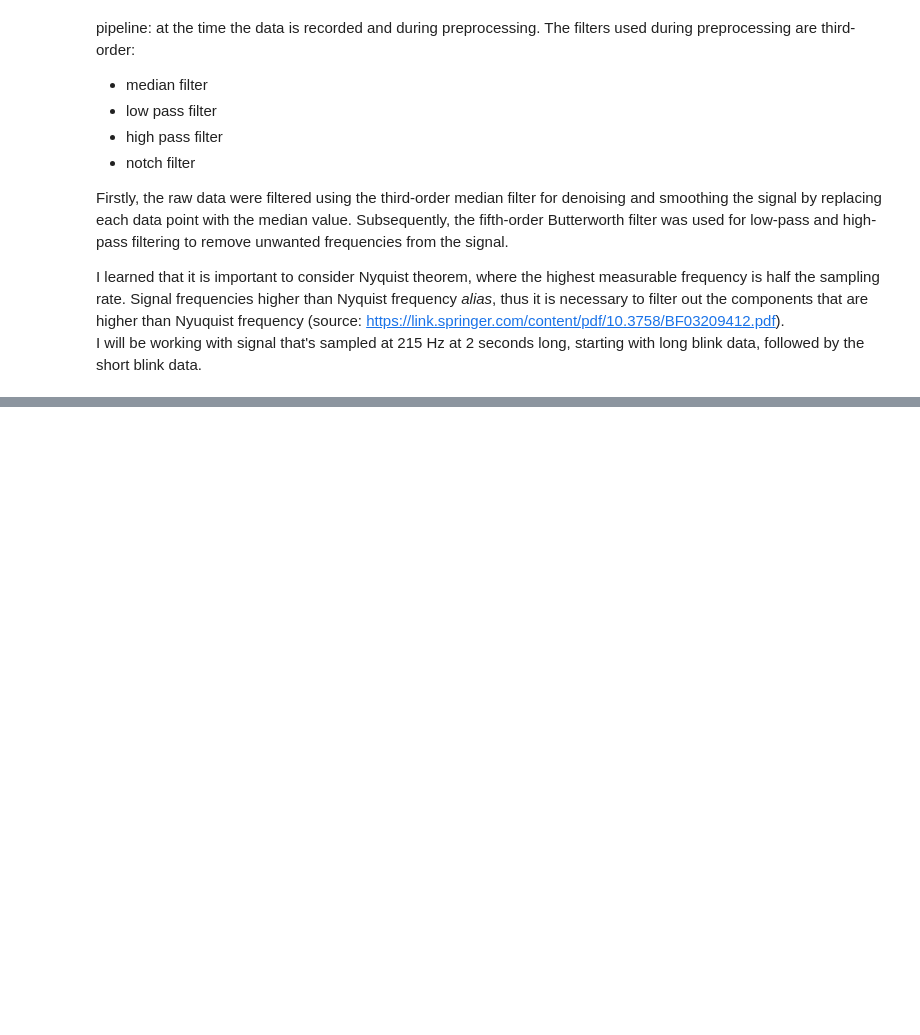
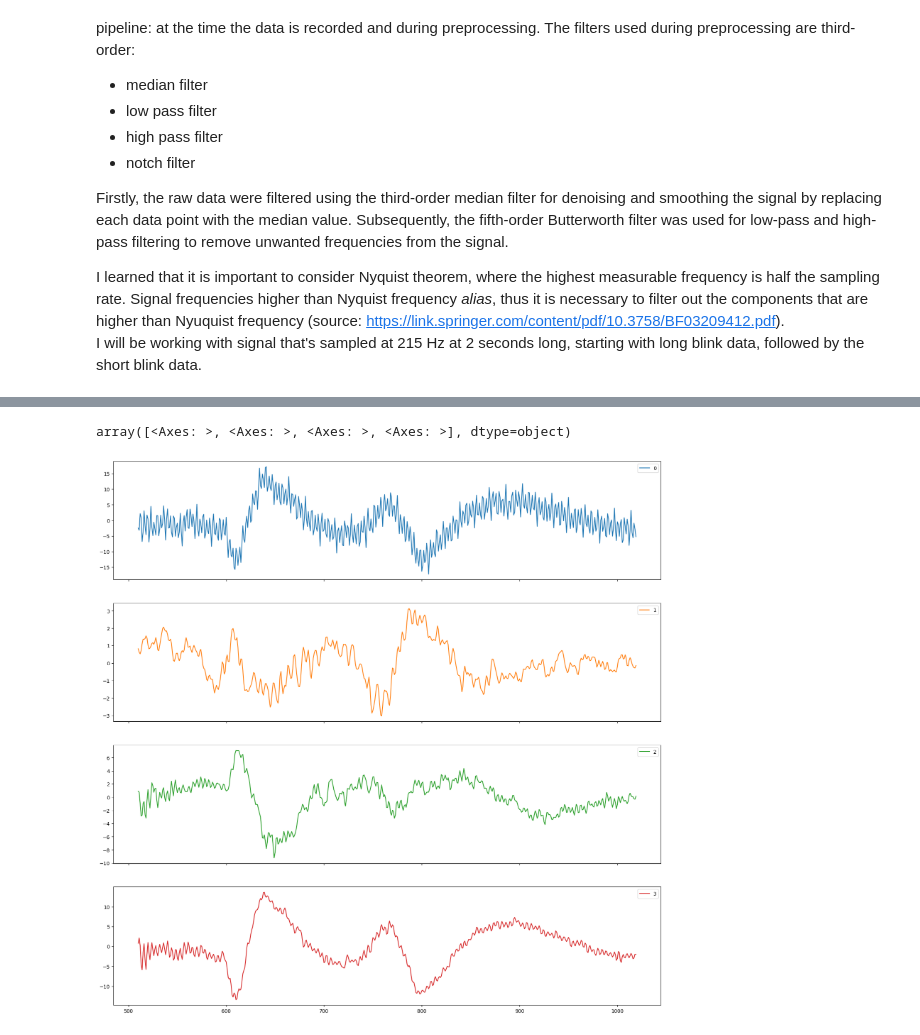
Before and after one commit to CharleneLimKH/EEG, a Jupyter notebook: eeg-1.ipynb, the cells around one changed output, grey strips where cells are left out. Cells and saved outputs as stored; diff of their text form; code cells hidden in the pictures; blank space fills up the shorter version.

```diff
--- a/eeg-1.ipynb
+++ b/eeg-1.ipynb
@@ -183,12 +186,8 @@ Text(0.5, 1.0, 'The first 510 points of Long Blink')
 # %%
 #apply the median filter function
-def median(signal):# input: numpy array 1D (one column)
-    array=np.array(signal)
+def median(data: pd.Series | np.ndarray) -> np.ndarray:# input: numpy array 1D (one column)
     #applying the median filter
-    med_filtered=sp.signal.medfilt(array, kernel_size=3) # applying the median filter order3(kernel_size=3)
-    return  med_filtered # return the med-filtered signal: numpy array 1D
-
-df1.iloc[:,0] = median(df1.iloc[:,0])
-df1.plot.line(subplots=True, figsize=(20, 20))
+    med_filtered= signal.medfilt(data, kernel_size=3) # applying the median filter order3(kernel_size=3)
+    return med_filtered # return the med-filtered signal: numpy array 1D
 # %%
 #apply notch filter at 50hz
@@ -328,0 +392,25 @@ plt.show()
+# %%
+#apply notch filter at 50hz to remove power line noise (technical related artefact)
+def Implement_Notch_Filter(time, band, freq, ripple, order, filter_type, data)-> pd.DataFrame:
+
+    new_df = pd.DataFrame()
+
+    for key, value in data.items(): #loop through every column in the dataframe, e.g. lb_ser1 as key
+
+        fs   = 1/time
+        nyq  = fs/2.0
+        low  = freq - band/2.0
+        high = freq + band/2.0
+        low  = low/nyq
+        high = high/nyq
+        b, a = sp.signal.iirfilter(order, [low, high], rp=ripple, btype='bandstop',
+                        analog=False, ftype=filter_type)
+        filtered_data = sp.signal.lfilter(b, a, value)
+        new_df[key] = filtered_data
+    return new_df
+
+data_lb = Implement_Notch_Filter(1/215, 4, 50, 1, 2, 'butter', data_lb)
+data_lb[510:1020].plot.line(subplots=True, figsize=(20, 20))
+# %% [output]
+array([<Axes: >, <Axes: >, <Axes: >, <Axes: >], dtype=object)
+[figure, added]
```
Also changed, not shown: parts of 35 cells of this notebook.
